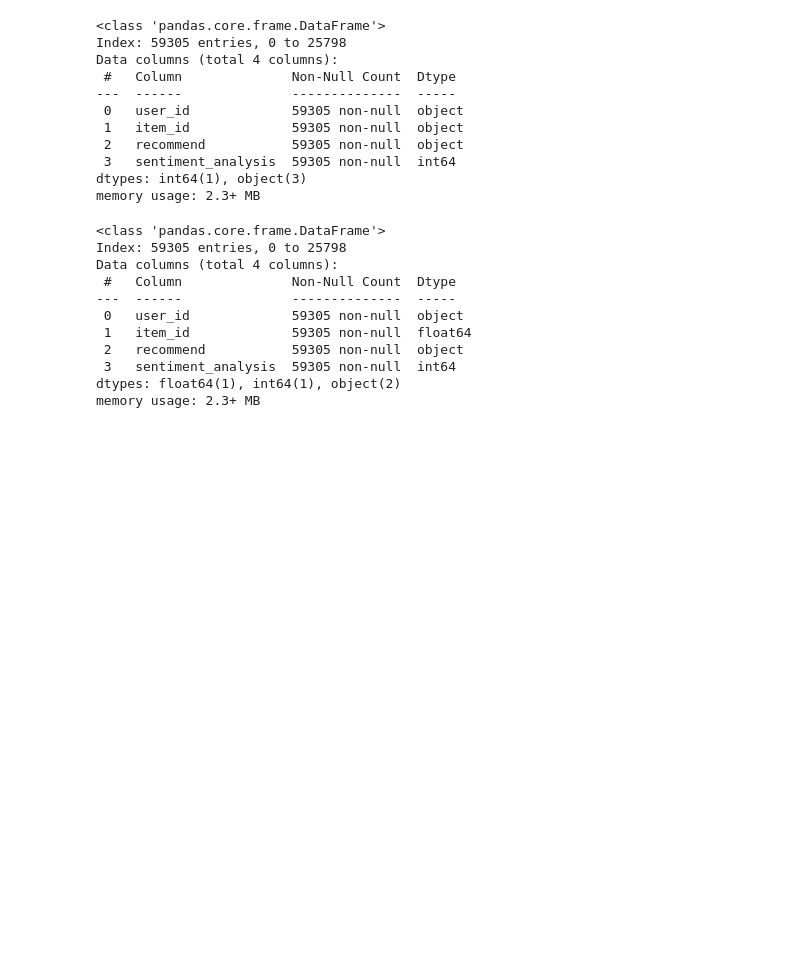
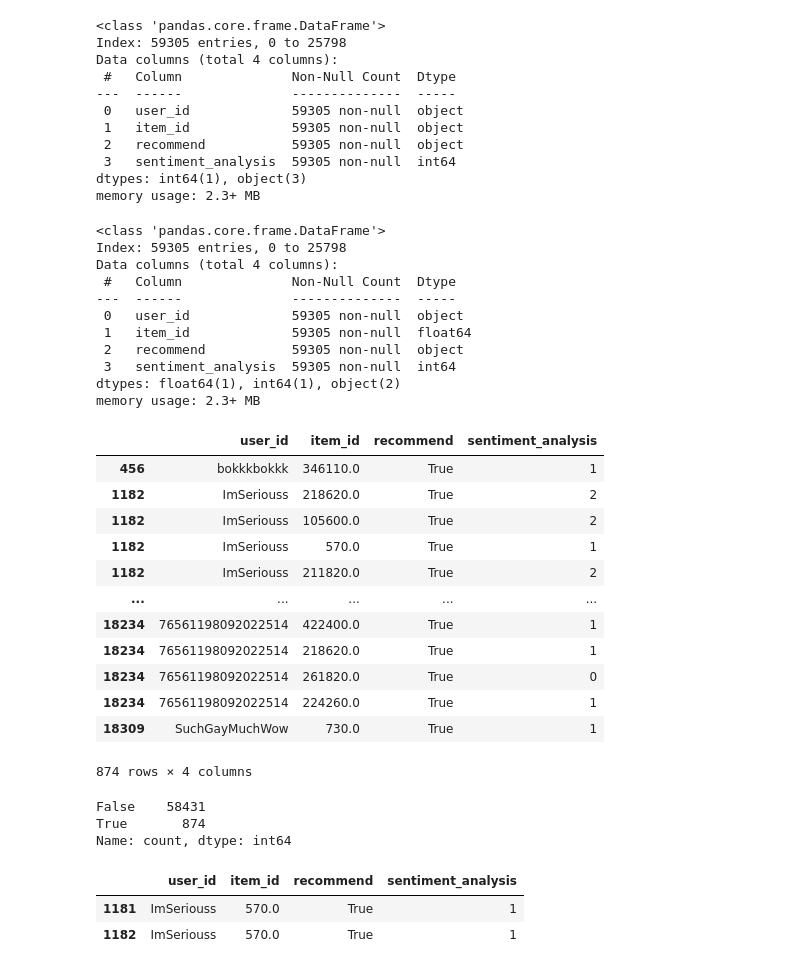
Before and after one commit to belenvbecker/Proyecto-MLOps, a Jupyter notebook: ETL/user_reviews_etl.ipynb, the cells around one changed output. Drawn from its saved outputs; the diff is of its cells as text; code cells hidden in the pictures; blank space fills up the shorter version.

```diff
--- a/ETL/user_reviews_etl.ipynb
+++ b/ETL/user_reviews_etl.ipynb
@@ -257,3 +257,19 @@ Data columns (total 4 columns):
  3   sentiment_analysis  59305 non-null  int64
 dtypes: float64(1), int64(1), object(2)
 memory usage: 2.3+ MB
+# %%
+user_review_desanidar[user_review_desanidar.duplicated()]
+# %% [output]
+|  | user_id | item_id | recommend | sentiment_analysis |
+| 456 | bokkkbokkk | 346110.0 | True | 1 |
+| 1182 | ImSeriouss | 218620.0 | True | 2 |
+| 1182 | ImSeriouss | 105600.0 | True | 2 |
+| 1182 | ImSeriouss | 570.0 | True | 1 |
+| 1182 | ImSeriouss | 211820.0 | True | 2 |
+| ... | ... | ... | ... | ... |
+| 18234 | 76561198092022514 | 422400.0 | True | 1 |
+| 18234 | 76561198092022514 | 218620.0 | True | 1 |
+| 18234 | 76561198092022514 | 261820.0 | True | 0 |
+| 18234 | 76561198092022514 | 224260.0 | True | 1 |
+| 18309 | SuchGayMuchWow | 730.0 | True | 1 |
+874 rows × 4 columns
@@ -260 +278,13 @@ memory usage: 2.3+ MB
+# %%
+user_review_desanidar.duplicated().value_counts()
+# %% [output]
+False    58431
+True       874
+Name: count, dtype: int64
+# %%
+user_review_desanidar[(user_review_desanidar['item_id'] == 570.0)&(user_review_desanidar['user_id']=='ImSeriouss')]
+# %% [output]
+|  | user_id | item_id | recommend | sentiment_analysis |
+| 1181 | ImSeriouss | 570.0 | True | 1 |
+| 1182 | ImSeriouss | 570.0 | True | 1 |
 # %%
```
Also changed, not shown: parts of 4 cells of this notebook, 8 other files.
